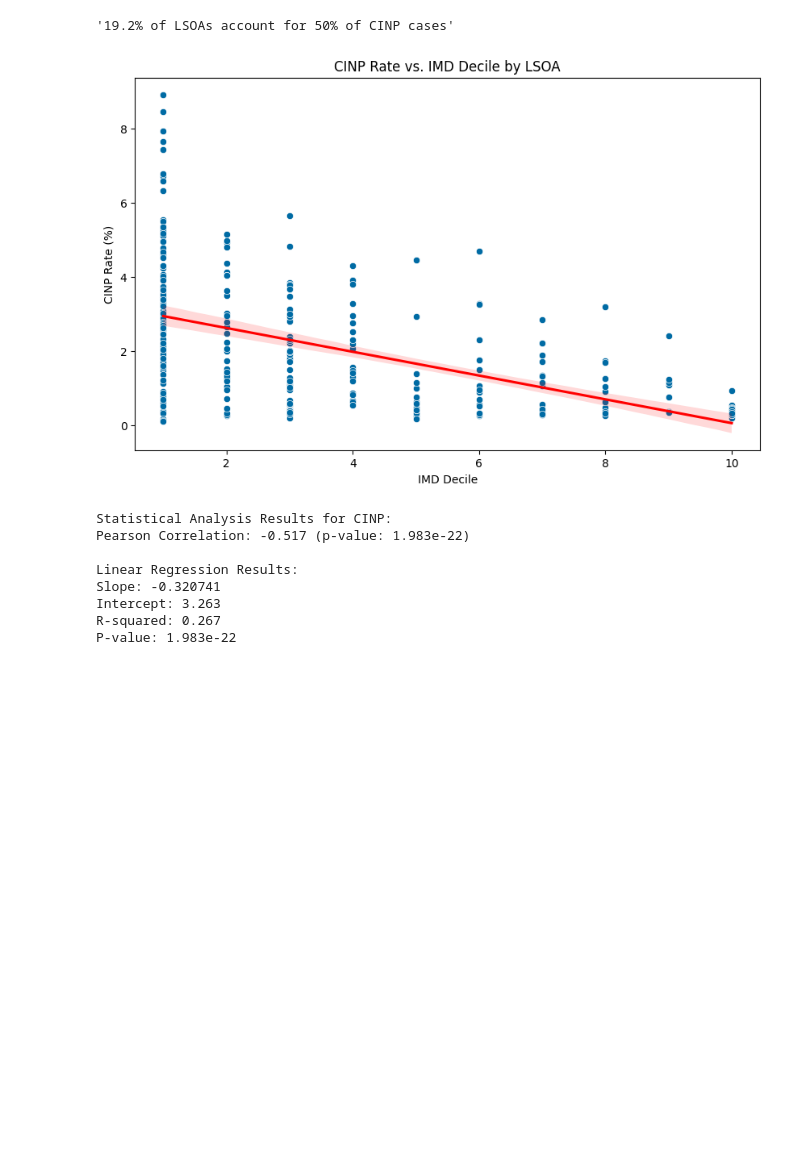
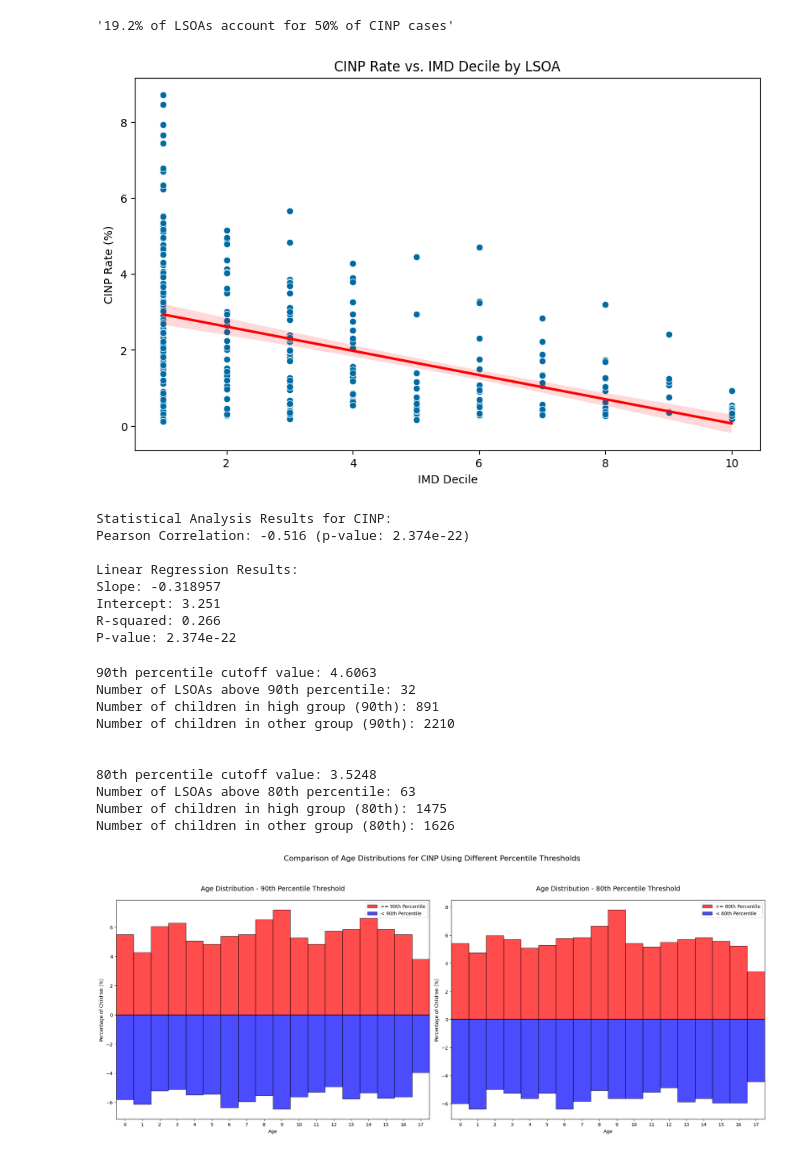
Before and after one commit to ConnectedBradford/CB_2649, a Jupyter notebook: notebooks/cinp_lsoa_analysis.ipynb, the cells around one changed output. Cells and saved outputs as stored; diff of their text form; code cells hidden in the pictures; blank space fills up the shorter version.

```diff
--- a/notebooks/cinp_lsoa_analysis.ipynb
+++ b/notebooks/cinp_lsoa_analysis.ipynb
@@ -122,17 +169,38 @@ plot_cumulative_distribution(
 '19.2% of LSOAs account for 50% of CINP cases'
 # %%
 # Intervention rate vs IMD decile relationship
-analyze_imd_relationship(
+lah.analyze_imd_relationship(
     cinp_rates,
     intervention_name='CINP'
 )
 # %% [output]
-[figure, old version]
+[figure, new version]
 Statistical Analysis Results for CINP:
-Pearson Correlation: -0.517 (p-value: 1.983e-22)
+Pearson Correlation: -0.516 (p-value: 2.374e-22)
 
 Linear Regression Results:
-Slope: -0.320741
-Intercept: 3.263
-R-squared: 0.267
-P-value: 1.983e-22
+Slope: -0.318957
+Intercept: 3.251
+R-squared: 0.266
+P-value: 2.374e-22
+# %%
+# Analyze age distribution
+lah.analyze_age_distribution(
+    merged_data,
+    children_population,
+    intervention_name='CINP',
+    percentile_thresholds=[90, 80],
+    age_column='age_at_entry'
+)
+# %% [output]
+90th percentile cutoff value: 4.6063
+Number of LSOAs above 90th percentile: 32
+Number of children in high group (90th): 891
+Number of children in other group (90th): 2210
+
+
+80th percentile cutoff value: 3.5248
+Number of LSOAs above 80th percentile: 63
+Number of children in high group (80th): 1475
+Number of children in other group (80th): 1626
+[figure, added]
```
Also changed, not shown: parts of 13 cells of this notebook, 2 other files.
